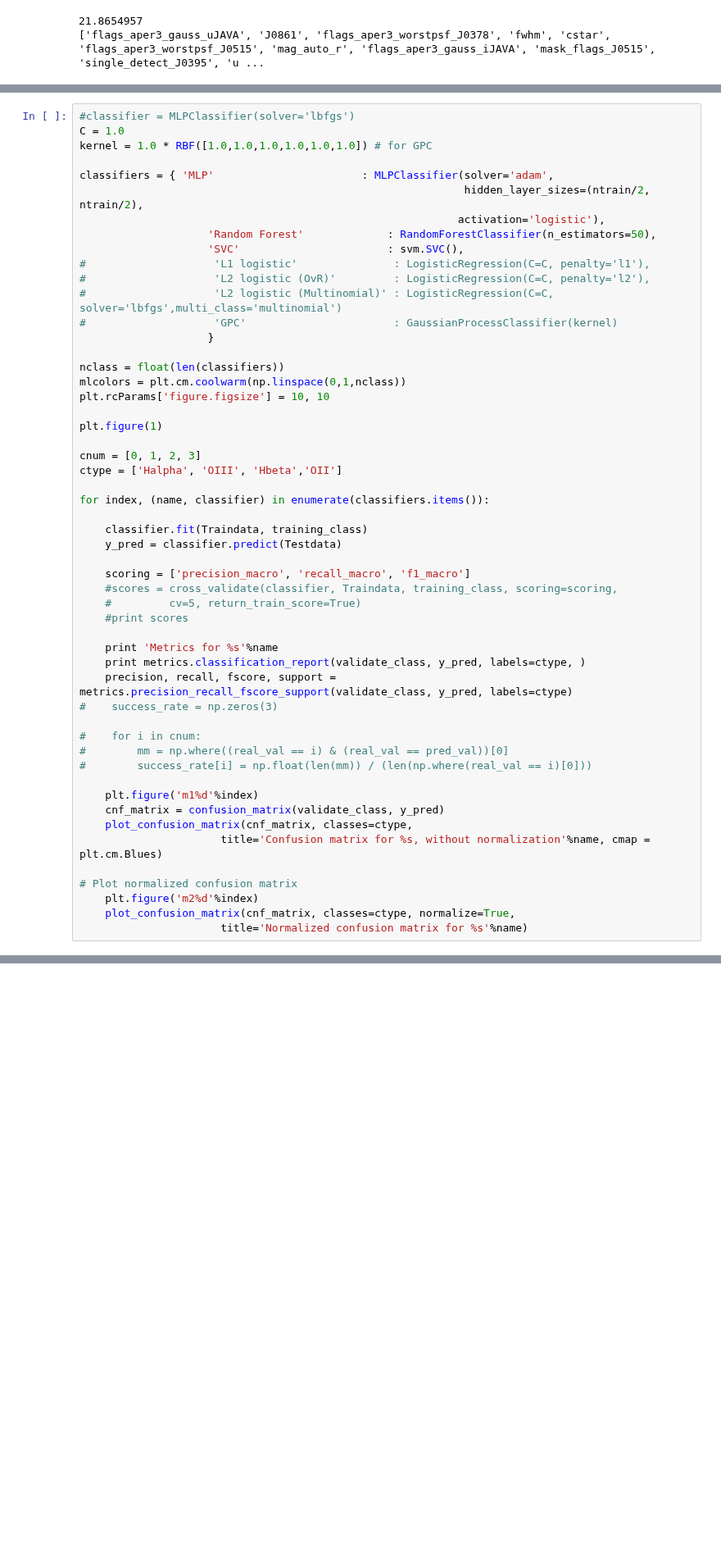
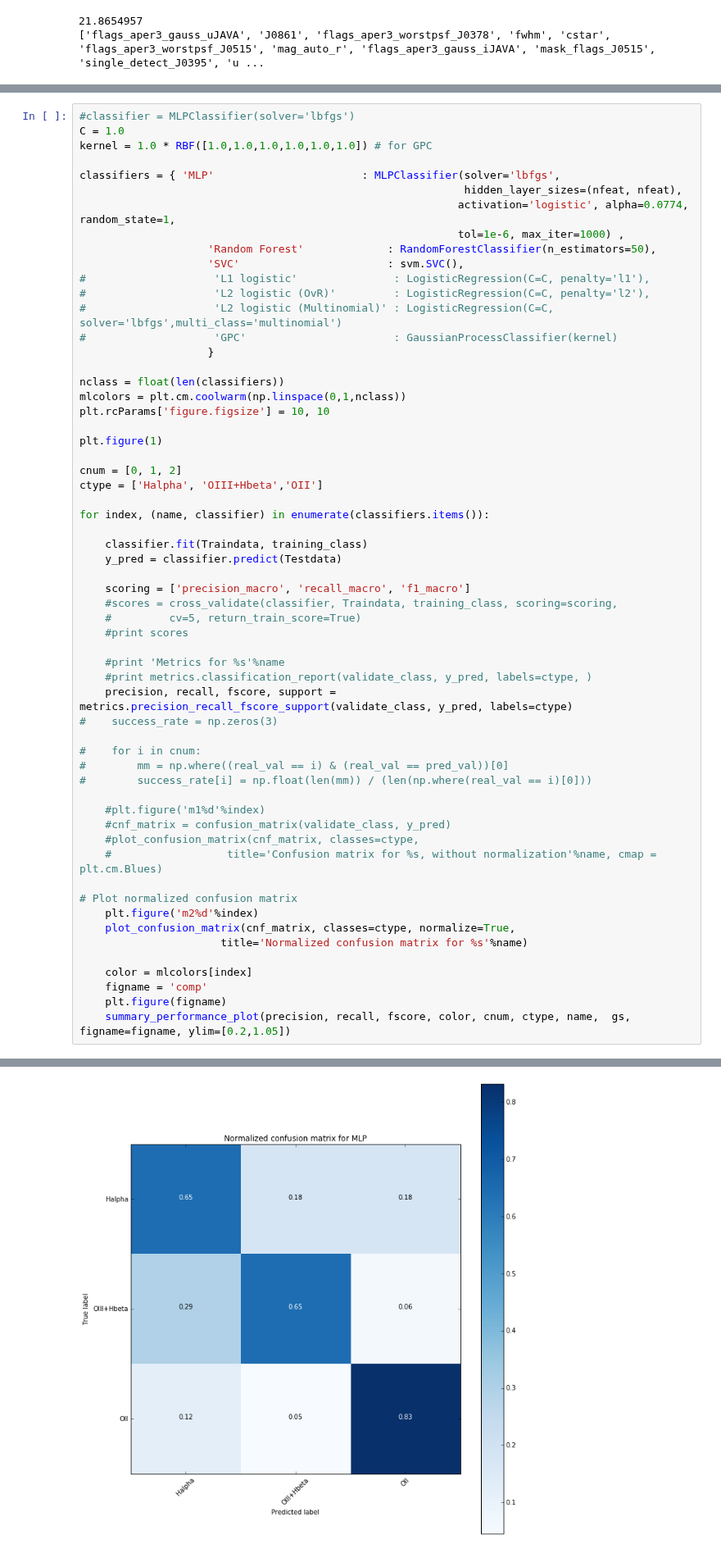
Before and after one commit to aaorsi/ELG_analysis, a Jupyter notebook: learn_ELGz.ipynb, the cells around one changed output, grey strips where cells are left out. Shown at 82% size. Saved outputs shown, nothing was run; the diff lists cells and outputs as text; blank space fills up the shorter version.

```diff
--- a/learn_ELGz.ipynb
+++ b/learn_ELGz.ipynb
@@ -1112,9 +1169,10 @@ MLP_70207020
 C = 1.0
 kernel = 1.0 * RBF([1.0,1.0,1.0,1.0,1.0,1.0]) # for GPC
 
-classifiers = { 'MLP'                       : MLPClassifier(solver='adam',
-                                                            hidden_layer_sizes=(ntrain/2, ntrain/2),
-                                                           activation='logistic'),
+classifiers = { 'MLP'                       : MLPClassifier(solver='lbfgs',
+                                                            hidden_layer_sizes=(nfeat, nfeat),
+                                                           activation='logistic', alpha=0.0774, random_state=1,
+                                                           tol=1e-6, max_iter=1000) ,
                     'Random Forest'             : RandomForestClassifier(n_estimators=50),
                     'SVC'                       : svm.SVC(),
 #                    'L1 logistic'               : LogisticRegression(C=C, penalty='l1'),
@@ -1129,8 +1187,8 @@ plt.rcParams['figure.figsize'] = 10, 10
 
 plt.figure(1)
 
-cnum = [0, 1, 2, 3]
-ctype = ['Halpha', 'OIII', 'Hbeta','OII']
+cnum = [0, 1, 2]
+ctype = ['Halpha', 'OIII+Hbeta','OII']
 
 for index, (name, classifier) in enumerate(classifiers.items()):
 
@@ -1142,8 +1200,8 @@ for index, (name, classifier) in enumerate(classifiers.items()):
     #         cv=5, return_train_score=True)
     #print scores
 
-    print 'Metrics for %s'%name
-    print metrics.classification_report(validate_class, y_pred, labels=ctype, )
+    #print 'Metrics for %s'%name
+    #print metrics.classification_report(validate_class, y_pred, labels=ctype, )
     precision, recall, fscore, support = metrics.precision_recall_fscore_support(validate_class, y_pred, labels=ctype)
 #    success_rate = np.zeros(3)
 
@@ -1151,12 +1209,18 @@ for index, (name, classifier) in enumerate(classifiers.items()):
 #        mm = np.where((real_val == i) & (real_val == pred_val))[0]
 #        success_rate[i] = np.float(len(mm)) / (len(np.where(real_val == i)[0]))
 
-    plt.figure('m1%d'%index)
-    cnf_matrix = confusion_matrix(validate_class, y_pred)
-    plot_confusion_matrix(cnf_matrix, classes=ctype,
-                      title='Confusion matrix for %s, without normalization'%name, cmap = plt.cm.Blues)
+    #plt.figure('m1%d'%index)
+    #cnf_matrix = confusion_matrix(validate_class, y_pred)
+    #plot_confusion_matrix(cnf_matrix, classes=ctype,
+    #                  title='Confusion matrix for %s, without normalization'%name, cmap = plt.cm.Blues)
 
 # Plot normalized confusion matrix
     plt.figure('m2%d'%index)
     plot_confusion_matrix(cnf_matrix, classes=ctype, normalize=True,
                       title='Normalized confusion matrix for %s'%name)
+
+    color = mlcolors[index]
+    figname = 'comp'
+    plt.figure(figname)
+    summary_performance_plot(precision, recall, fscore, color, cnum, ctype, name,  gs, figname=figname, ylim=[0.2,1.05])
+# %% [output]
@@ -1162,0 +1240 @@ for index, (name, classifier) in enumerate(classifiers.items()):
+[figure, added]
```
Also changed, not shown: parts of 6 cells of this notebook.
